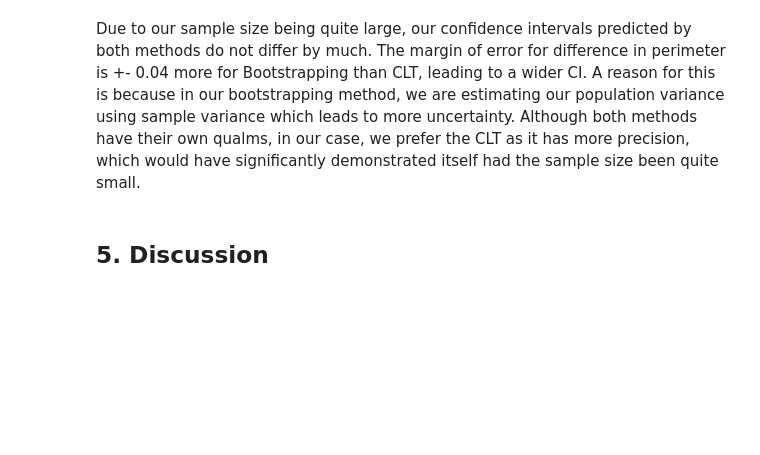
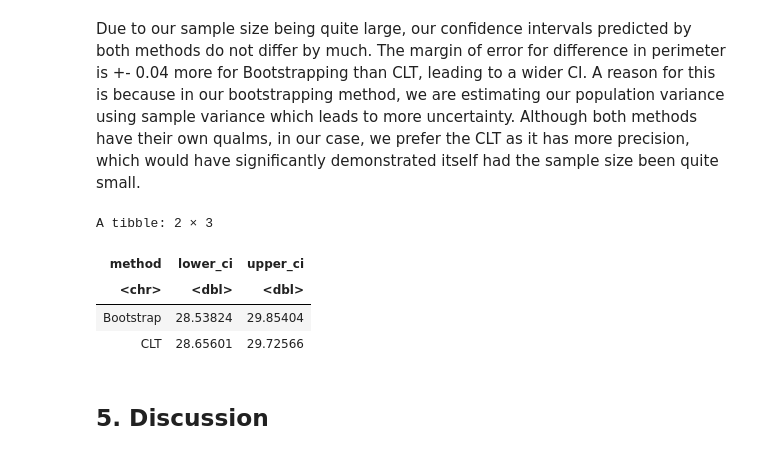
Before and after one commit to yun-sky/STAT-201-Project, a Jupyter notebook: Final Report.ipynb, the cells around one changed output. Drawn from its saved outputs; the diff is of its cells as text; code cells hidden in the pictures; blank space fills up the shorter version.

```diff
--- a/Final Report.ipynb
+++ b/Final Report.ipynb
@@ -479,5 +475,18 @@ head(rice_clt_ci)
 # %% [markdown]
 Due to our sample size being quite large, our confidence intervals predicted by both methods do not differ by much. The margin of error for difference in perimeter is +- 0.04 more for Bootstrapping than CLT, leading to a wider CI.  A reason for this is because in our bootstrapping method, we are estimating our population variance using sample variance which leads to more uncertainty.  Although both methods have their own qualms, in our case, we prefer the CLT as it has more precision, which would have significantly demonstrated itself had the sample size been quite small.
+# %%
+# Bootstrapping VS CLT Confidence Intervals for difference in major axis length
+# means
+mal_ci1 <- tibble(method = c("Bootstrap", "CLT"),
+                 lower_ci = c(mal_ci$lower_ci, rice_clt_ci$lower_ci),
+                 upper_ci = c(mal_ci$upper_ci, rice_clt_ci$upper_ci))
+mal_ci1
+# %% [output]
+A tibble: 2 × 3
+| method | lower_ci | upper_ci |
+| <chr> | <dbl> | <dbl> |
+| Bootstrap | 28.53824 | 29.85404 |
+| CLT | 28.65601 | 29.72566 |
 # %% [markdown]
 ## 5. Discussion
 # %% [markdown]
```
Also changed, not shown: parts of 3 cells of this notebook.
